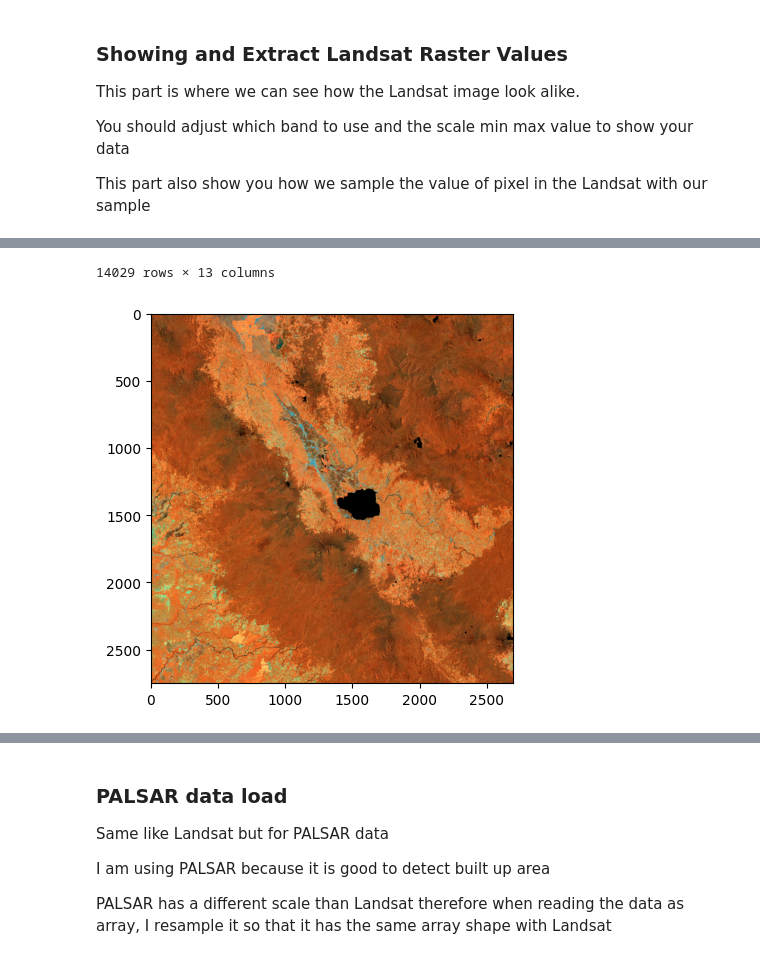
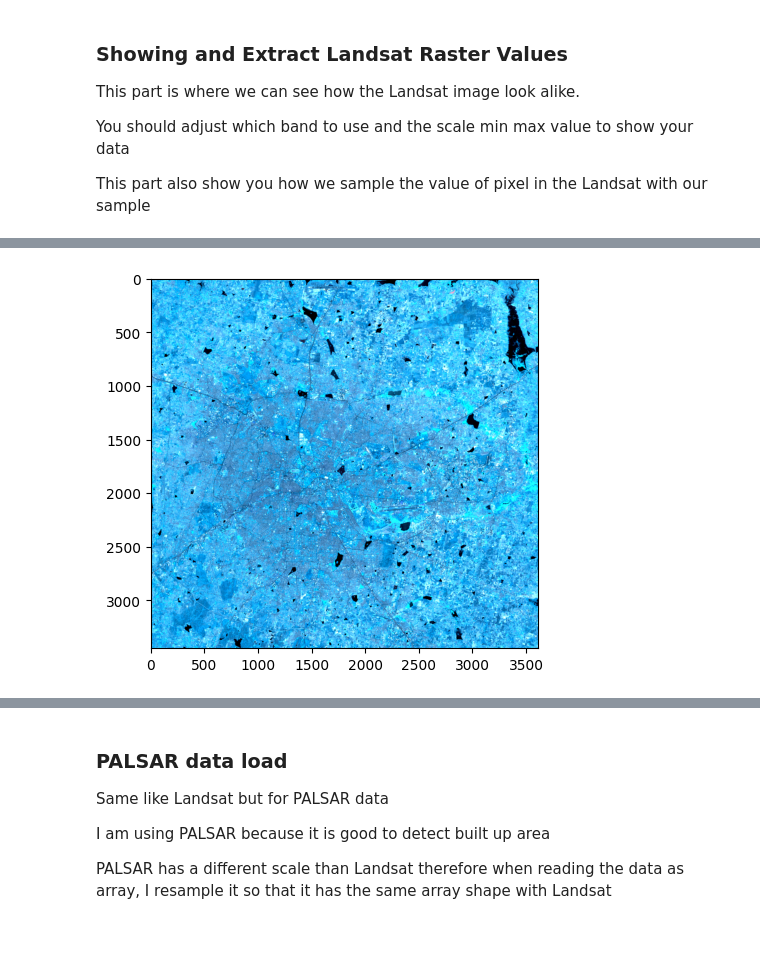
Before and after one commit to Justclemax/land-cover-classification-Random-forest-python, a Jupyter notebook: classification.ipynb, the cells around one changed output, grey strips where cells are left out. Drawn from its saved outputs; the diff is of its cells as text; code cells hidden in the pictures.

```diff
--- a/classification.ipynb
+++ b/classification.ipynb
@@ -41,10 +41,10 @@ from rasterio.features import shapes
 This is where you supposed to put your file location so that it can be loaded to the script
 # %%
 # Location of data
-lc_dir = 'data/lc.json'
-sample_dir = "data/Sample_LC_v1.geojson"
+lc_dir = 'data/lcb.json'
+sample_dir = "data/lc_bangore.geojson"
 palsar_dir = "https://storage.googleapis.com/gee-ramiqcom-bucket/youtube/lc_python/Palsar_Kerinci_2023_v1.tif"
-landsat_dir = "https://storage.googleapis.com/gee-ramiqcom-bucket/youtube/lc_python/Landsat_Kerinci_2023_v1.tif"
+landsat_dir = "data/Sentinel2_Composite.tif"
 # %% [markdown]
 ### Preparing land cover values parameter ###
 This section is where you can adjust palette, values, and label of your land cover data
@@ -159,6 +164,6 @@ plt.imshow(composite)
 landsat_extract = np.stack(
     [x for x in landsat.sample(coords)]
 ) / 1e4
-sample_extract[["B1", "B2", "B3", "B4", "B5", "B6", "B7", "B9"]] = landsat_extract
+sample_extract[["B1", "B2", "B3", "B4", "B5", "B6", "B7", "B8","B8A","B9", "B11", "B12"]] = landsat_extract
 sample_extract
 # %% [output]
@@ -177,2 +187 @@ sample_extract
-14029 rows × 13 columns
-[figure, old version]
+[figure, new version]
```
Also changed, not shown: parts of 26 cells of this notebook, 9 other files.
